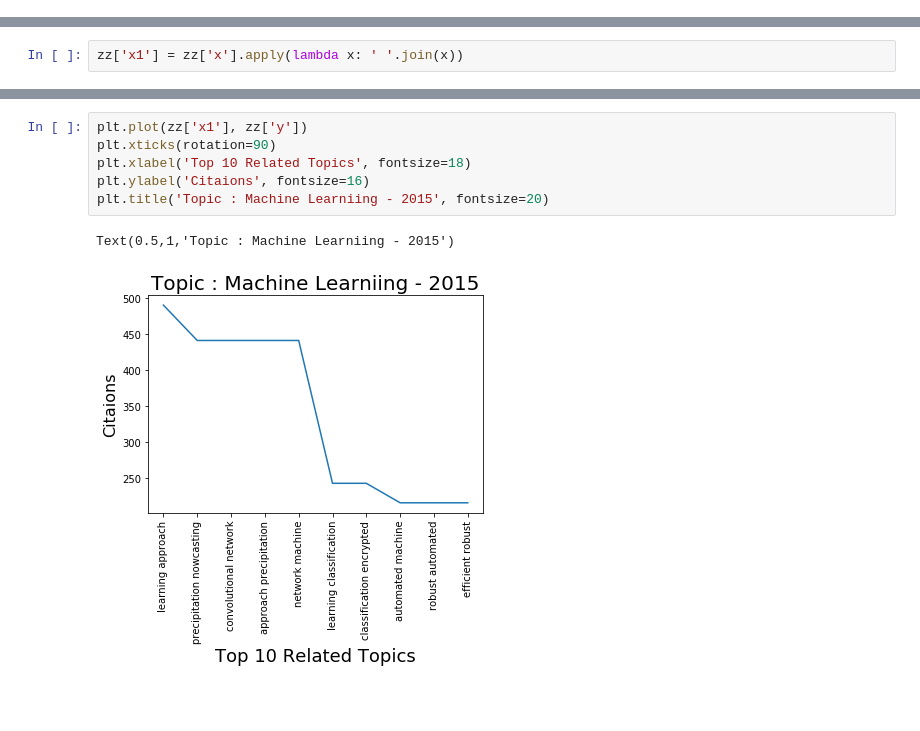
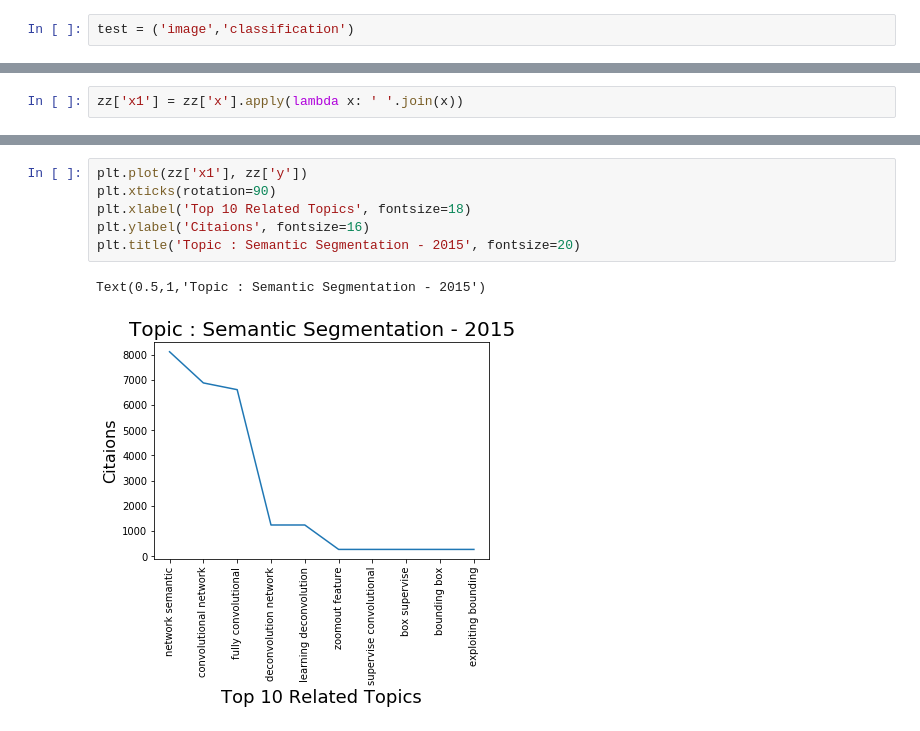
Before and after one commit to akhilanto/My-Python-Works, a Jupyter notebook: Python samples/NLP bigram df.ipynb, the cells around one changed output, grey strips where cells are left out. Saved outputs shown, nothing was run; the diff lists cells and outputs as text; blank space fills up the shorter version.

```diff
--- a/Python samples/NLP bigram df.ipynb
+++ b/Python samples/NLP bigram df.ipynb
@@ -55,3 +53,5 @@ test = ('machine', 'learning')
+# %%
+test = ('image','classification')
 # %%
 df['flagged'] = df['Bigram'].apply(lambda x: 1 if test in x else 0)
 # %%
@@ -88,9 +101,9 @@ zz['x1'] = zz['x'].apply(lambda x: ' '.join(x))
 # %%
 plt.plot(zz['x1'], zz['y'])
 plt.xticks(rotation=90)
 plt.xlabel('Top 10 Related Topics', fontsize=18)
 plt.ylabel('Citaions', fontsize=16)
-plt.title('Topic : Machine Learniing - 2015', fontsize=20)
+plt.title('Topic : Semantic Segmentation - 2015', fontsize=20)
 # %% [output]
-Text(0.5,1,'Topic : Machine Learniing - 2015')
+Text(0.5,1,'Topic : Semantic Segmentation - 2015')
-[figure, old version]
+[figure, new version]
```
Also changed, not shown: parts of 4 cells of this notebook.
